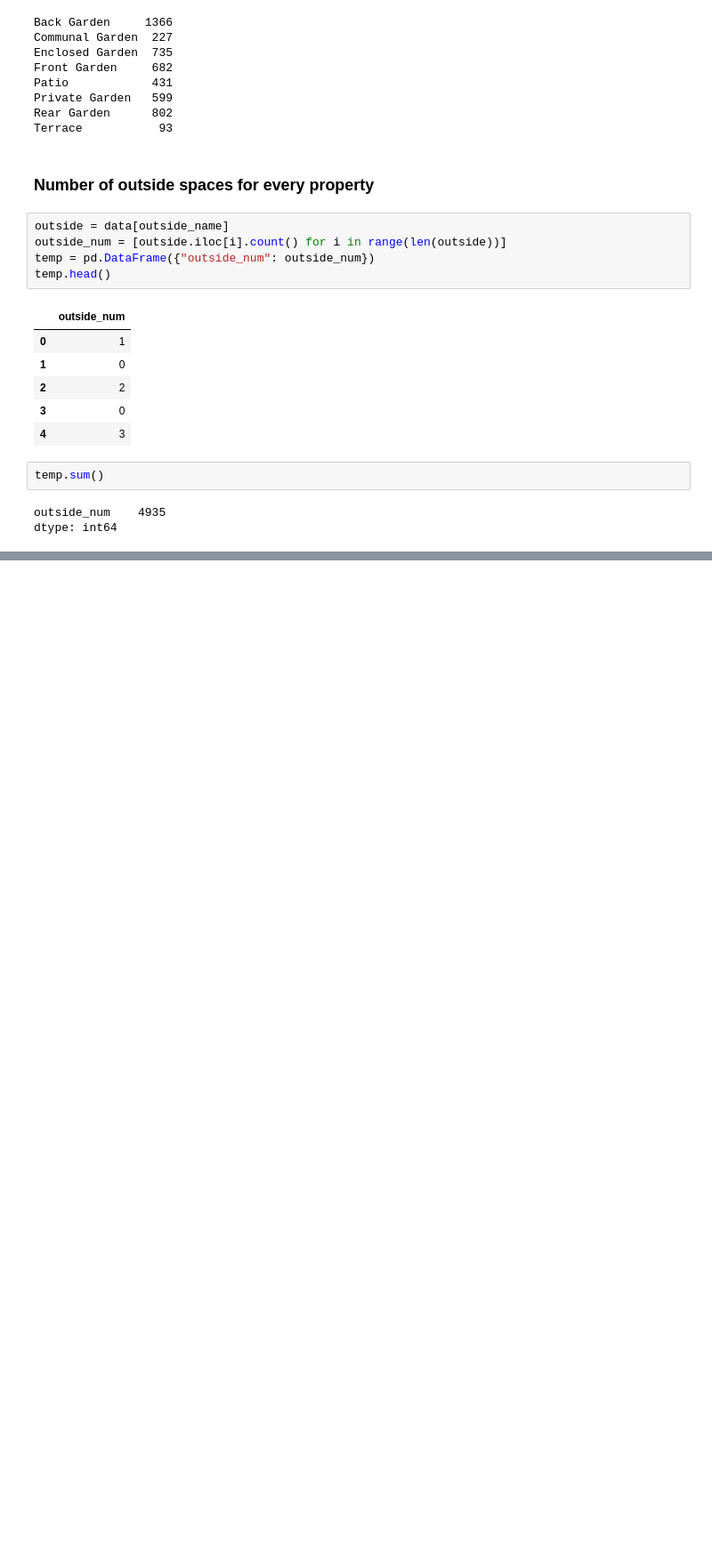
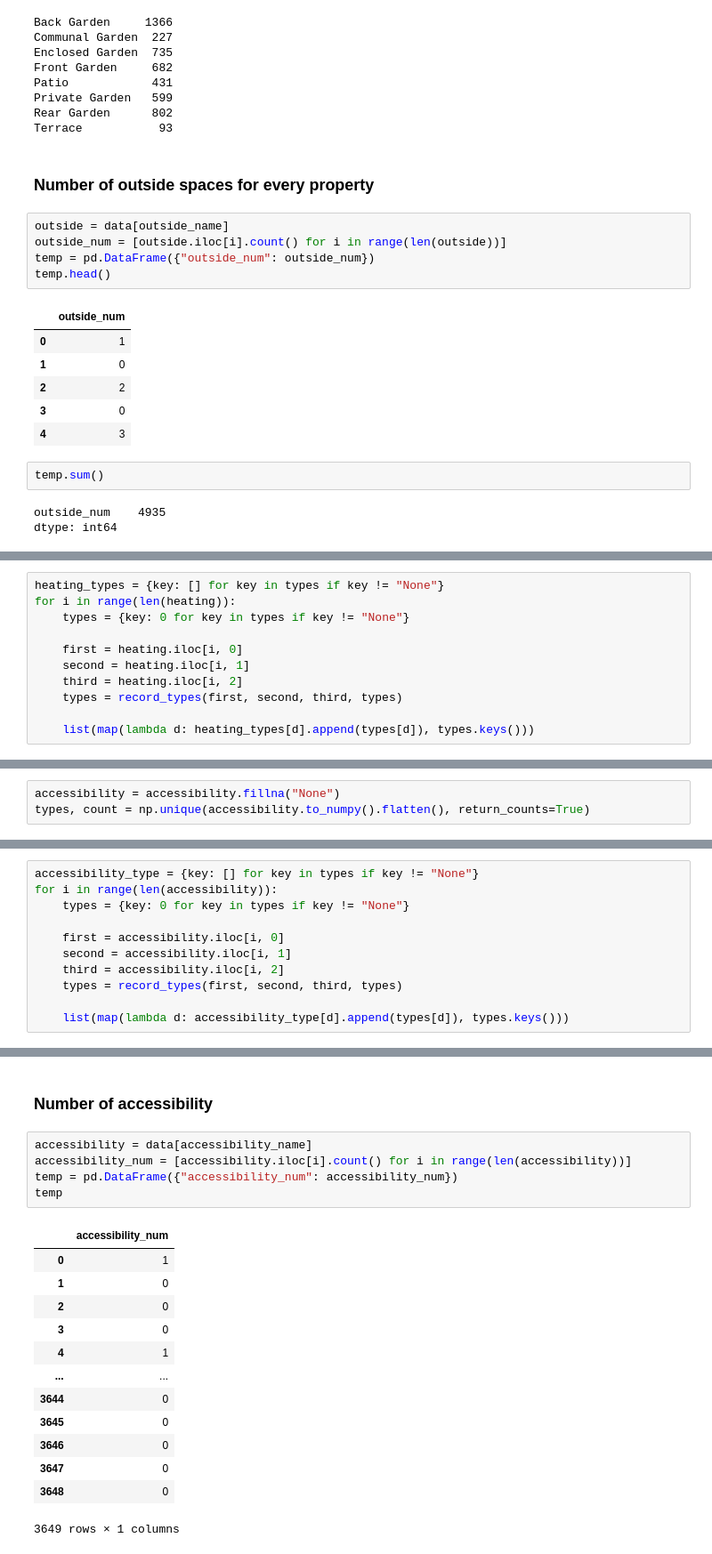
Before and after one commit to luowx0905/Individual-Project, a Jupyter notebook: sell property/read_dataset/read_property_data.ipynb, the cells around one changed output, grey strips where cells are left out. Shown at 89% size. Drawn from its saved outputs; the diff is of its cells as text; blank space fills up the shorter version.

```diff
--- a/sell property/read_dataset/read_property_data.ipynb
+++ b/sell property/read_dataset/read_property_data.ipynb
@@ -337,0 +394,11 @@ dtype: int64
+# %%
+heating_types = {key: [] for key in types if key != "None"}
+for i in range(len(heating)):
+    types = {key: 0 for key in types if key != "None"}
+
+    first = heating.iloc[i, 0]
+    second = heating.iloc[i, 1]
+    third = heating.iloc[i, 2]
+    types = record_types(first, second, third, types)
+
+    list(map(lambda d: heating_types[d].append(types[d]), types.keys()))
@@ -337,0 +453,3 @@ dtype: int64
+# %%
+accessibility = accessibility.fillna("None")
+types, count = np.unique(accessibility.to_numpy().flatten(), return_counts=True)
@@ -337,0 +458,11 @@ dtype: int64
+# %%
+accessibility_type = {key: [] for key in types if key != "None"}
+for i in range(len(accessibility)):
+    types = {key: 0 for key in types if key != "None"}
+
+    first = accessibility.iloc[i, 0]
+    second = accessibility.iloc[i, 1]
+    third = accessibility.iloc[i, 2]
+    types = record_types(first, second, third, types)
+
+    list(map(lambda d: accessibility_type[d].append(types[d]), types.keys()))
@@ -337,0 +479,21 @@ dtype: int64
+# %% [markdown]
+### Number of accessibility
+# %%
+accessibility = data[accessibility_name]
+accessibility_num = [accessibility.iloc[i].count() for i in range(len(accessibility))]
+temp = pd.DataFrame({"accessibility_num": accessibility_num})
+temp
+# %% [output]
+|  | accessibility_num |
+| 0 | 1 |
+| 1 | 0 |
+| 2 | 0 |
+| 3 | 0 |
+| 4 | 1 |
+| ... | ... |
+| 3644 | 0 |
+| 3645 | 0 |
+| 3646 | 0 |
+| 3647 | 0 |
+| 3648 | 0 |
+3649 rows × 1 columns
```
Also changed, not shown: parts of 16 cells of this notebook, 5 other files.
